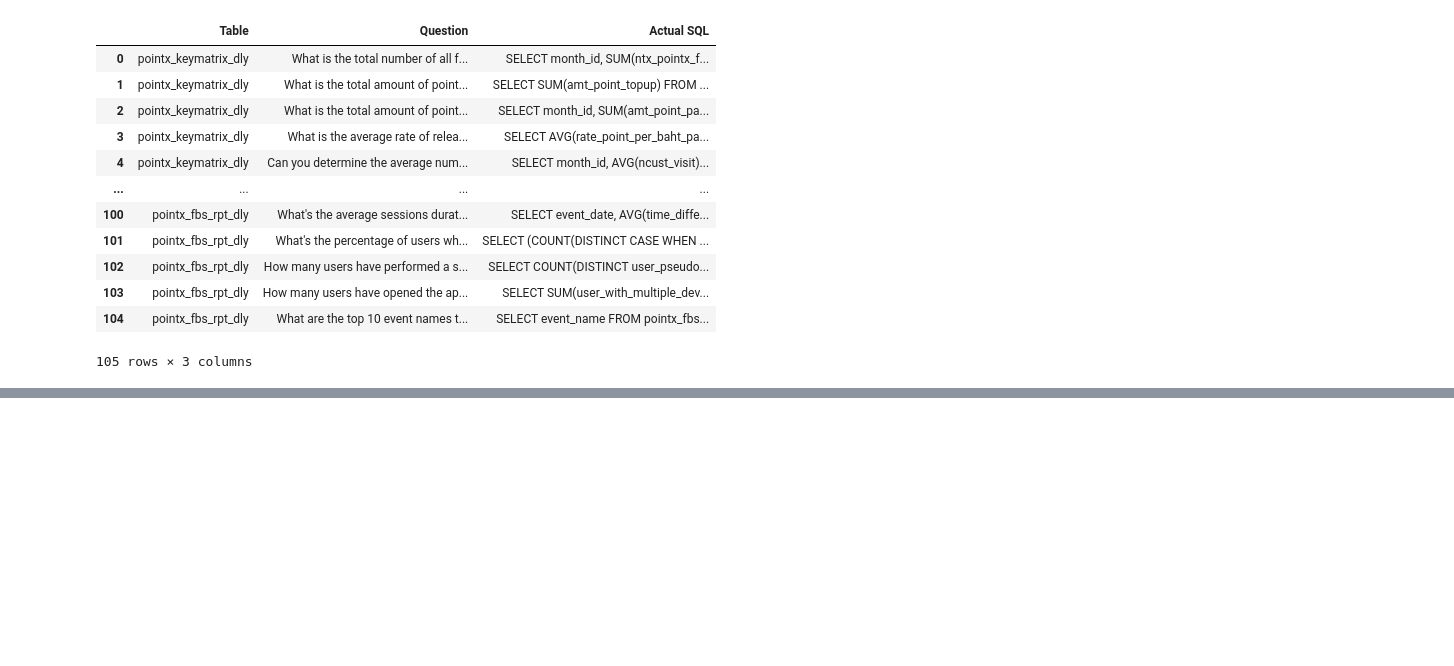
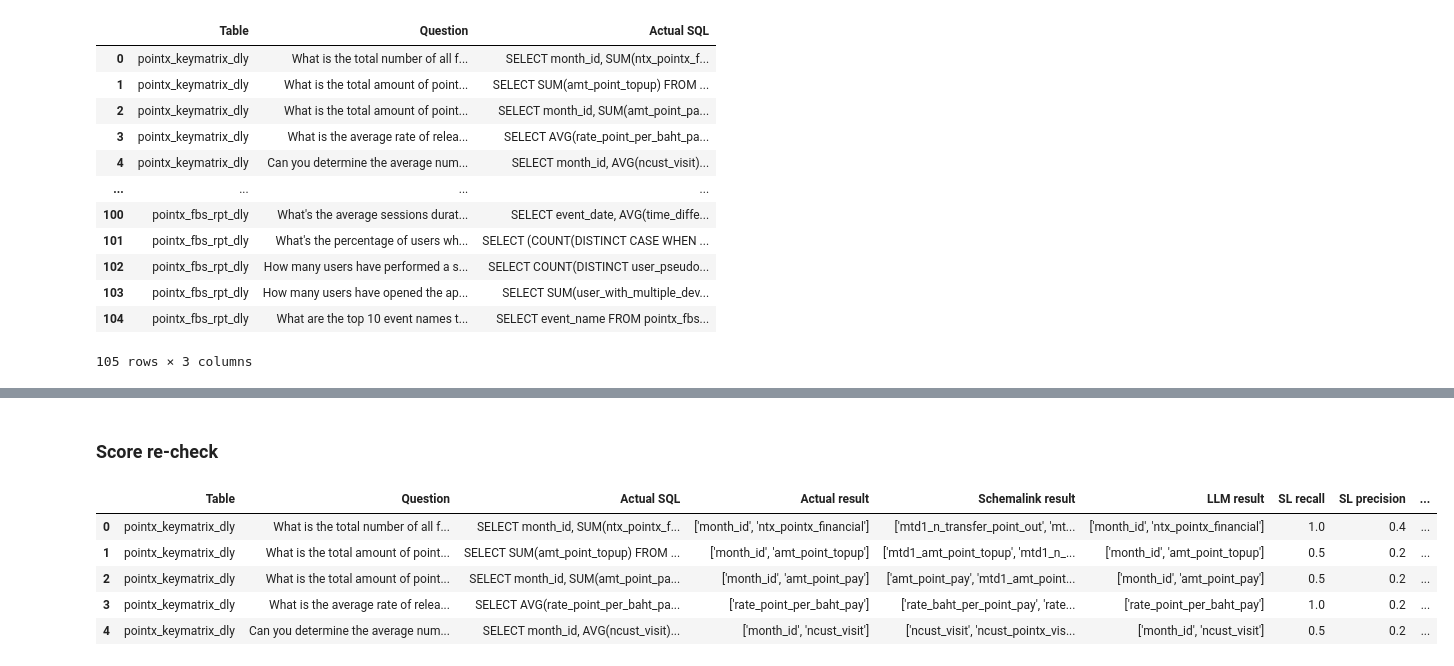
Before and after one commit to ThanawatTP/ChatQ, a Jupyter notebook: Experiments/rag_schemalink.ipynb, the cells around one changed output, grey strips where cells are left out. Cells and saved outputs as stored; diff of their text form; code cells hidden in the pictures; blank space fills up the shorter version.

```diff
--- a/Experiments/rag_schemalink.ipynb
+++ b/Experiments/rag_schemalink.ipynb
@@ -542,0 +673,12 @@ merged_df.to_excel('EXP_LLM_schemalink.xlsx', index=False)
+# %% [markdown]
+### Score re-check
+# %%
+chech_df = pd.read_excel("EXP_LLM_schemalink.xlsx")
+chech_df.head()
+# %% [output]
+|  | Table | Question | Actual SQL | Actual result | Schemalink result | LLM result | SL recall | SL precision | ... |
+| 0 | pointx_keymatrix_dly | What is the total number of all f... | SELECT month_id, SUM(ntx_pointx_f... | ['month_id', 'ntx_pointx_financial'] | ['mtd1_n_transfer_point_out', 'mt... | ['month_id', 'ntx_pointx_financial'] | 1.0 | 0.4 | ... |
+| 1 | pointx_keymatrix_dly | What is the total amount of point... | SELECT SUM(amt_point_topup) FROM ... | ['month_id', 'amt_point_topup'] | ['mtd1_amt_point_topup', 'mtd1_n_... | ['month_id', 'amt_point_topup'] | 0.5 | 0.2 | ... |
+| 2 | pointx_keymatrix_dly | What is the total amount of point... | SELECT month_id, SUM(amt_point_pa... | ['month_id', 'amt_point_pay'] | ['amt_point_pay', 'mtd1_amt_point... | ['month_id', 'amt_point_pay'] | 0.5 | 0.2 | ... |
+| 3 | pointx_keymatrix_dly | What is the average rate of relea... | SELECT AVG(rate_point_per_baht_pa... | ['rate_point_per_baht_pay'] | ['rate_baht_per_point_pay', 'rate... | ['rate_point_per_baht_pay'] | 1.0 | 0.2 | ... |
+| 4 | pointx_keymatrix_dly | Can you determine the average num... | SELECT month_id, AVG(ncust_visit)... | ['month_id', 'ncust_visit'] | ['ncust_visit', 'ncust_pointx_vis... | ['month_id', 'ncust_visit'] | 0.5 | 0.2 | ... |
```
Also changed, not shown: parts of 11 cells of this notebook, 1 other file.
